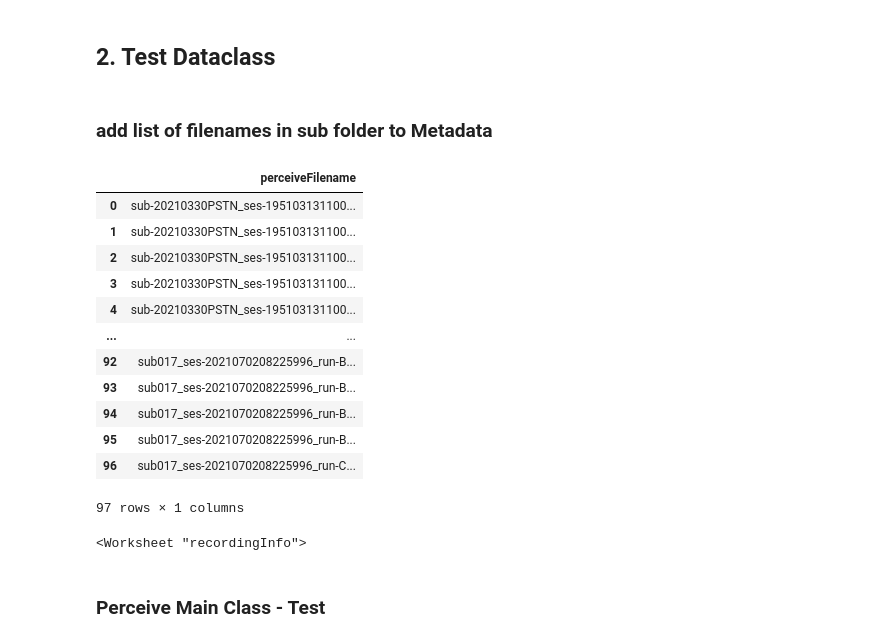
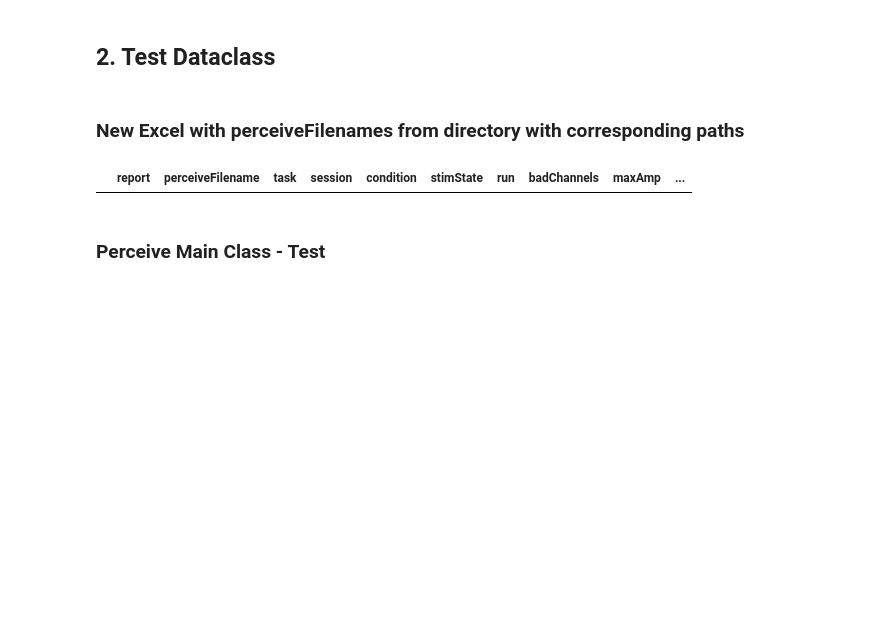
Before and after one commit to jgvhabets/PyPerceive, a Jupyter notebook: code/notebooks/percept_playground.ipynb, the cells around one changed output. Saved outputs shown, nothing was run; the diff lists cells and outputs as text; code cells hidden in the pictures; blank space fills up the shorter version.

Commit message:
new approach MainClass2, perceiveFilename_path

```diff
--- a/code/notebooks/percept_playground.ipynb
+++ b/code/notebooks/percept_playground.ipynb
@@ -746,91 +746,67 @@ Channels marked as bad:
 none
 # %% [markdown]
 ## 2. Test Dataclass
-# %% [markdown]
-### add list of filenames in sub folder to Metadata
+# %% [markdown]
+### New Excel with perceiveFilenames from directory with corresponding paths
 # %%
 path_017_local = 'c:\\Users\\jebe12\\Research\\Longterm_beta_project\\Data\\sub-017'
 
-matpath_list = []
-matfile_list = []
+# matpath_list = []
+# matfile_list = []
 modality_dict = {
             "Survey": "LMTD",
             "Streaming": "BSTD",
             "Timeline": "CHRONIC"
         }
+filename_path_tuple = []
 
 # append to matfile_list all .mat files with correct modality of subject
 for root, dirs, files in os.walk(path_017_local): # walking through every root, directory and file of the given path
     for file in files: # looping through every file
         for i in modality_dict:
             if file.endswith(".mat") and modality_dict[i] in file: # filter matfiles only for relevant modalities
-                matfile_list.append(file)
-                matpath_list.append(os.path.join(root, file))
+                filename_path_tuple.append([file, os.path.join(root, file)])
 
 
 # create new excel table only with perceiveFilenames and paths
-Metadata1 = pd.DataFrame(matfile_list, columns=['perceiveFilename'])
+MetadataDF = pd.DataFrame(filename_path_tuple, columns=['perceiveFilename', 'path_to_perceive'])
 
 
+MetadataDF.to_excel(os.path.join(path_017_local, f'metadata_017_perceiveFilename_path.xlsx'), sheet_name="perceiveFilename_path", index=False)
+MetadataExcel = pd.read_excel(os.path.join(path_017_local, f'metadata_017_perceiveFilename_path.xlsx'), sheet_name="perceiveFilename_path")
+
+
+matfile_list = MetadataExcel["perceiveFilename"].to_list()
+matpath_list = MetadataExcel["path_to_perceive"].to_list()
+
+# metadata filenames in Metadata table from JB and JK start differently to the .mat filenames in directory, only ending is the same
+metadata_select = pd.read_excel(os.path.join(path_017_local, f'metadata_017.xlsx'), sheet_name="recordingInfo")
+
+matfile_list_endings = [u.split('_ses-')[-1] for u in matfile_list] # will keep name after '_ses-'
+
+# for every file in perceiveFilename from recordingInfo
+# if filename from filename_path sheet in file from recordingInfo: -> save row + add path in new column path
+
+
+metadata_selection = metadata_select[metadata_select["perceiveFilename"].isin(matfile_list_endings)].reset_index(drop=True)
+metadata_selection
 
 # if length of index not matching length of values
 # solution: convert list to pd.DataFrame and then to pd.Series -> this will fill in empty cells in NaN values
 
 # append matfile_list to column perceiveFilename of Metadata
 # Metadata = pd.read_excel(os.path.join(path_017_local, f'metadata_017.xlsx'), sheet_name="recordingInfo")
 
 # Metadata["perceiveFilename_all"] = matfile_list
 # Metadata["paths_to_perceive"] = matpath_list
 
 
 
 
 # Metadata = Metadata.append({"perceiveFilename": matfile_list}, ignore_index=True) # this just appends a list to one single cell at the end of the column
 # Metadata.to_excel(os.path.join(path_017_local, f'metadata_017new.xlsx'), index=True)
 # %% [output]
-|  | perceiveFilename |
-| 0 | sub-20210330PSTN_ses-195103131100... |
-| 1 | sub-20210330PSTN_ses-195103131100... |
-| 2 | sub-20210330PSTN_ses-195103131100... |
-| 3 | sub-20210330PSTN_ses-195103131100... |
-| 4 | sub-20210330PSTN_ses-195103131100... |
-| ... | ... |
-| 92 | sub017_ses-2021070208225996_run-B... |
-| 93 | sub017_ses-2021070208225996_run-B... |
-| 94 | sub017_ses-2021070208225996_run-B... |
-| 95 | sub017_ses-2021070208225996_run-B... |
-| 96 | sub017_ses-2021070208225996_run-C... |
+|  | report | perceiveFilename | task | session | condition | stimState | run | badChannels | maxAmp | ... |
-97 rows × 1 columns
-# %%
-# # load existing .xlsx file
-    # wb = load_workbook('Perceive_Metadata.xlsx')
-    # ws = wb.active # this gets the current active worksheet
-
-    # # list I want to append to a specific column
-    # matfile_list, _ = matfiles.select_matfiles(sub, rec_modality)
-
-    # # find the max row number from your Excel sheet
-    # max_rows = ws.max_row
-
-    # # define the start in +1 row after the last row in PerceiveMetadata.xlsx
-    # row_start = max_rows + 1
-    # column_index = 1 # define the column where to insert list
-
-    # for i, value in enumerate(matfile_list, start=row_start):
-    #     ws.cell(row=i, column=column_index).value = value
-
-    # wb.save("Perceive_Metadata.xlsx")
-
-import openpyxl
-from openpyxl import Workbook, load_workbook
-
-os.chdir('c:\\Users\\jebe12\\Research\\Longterm_beta_project\\Data\\sub-017')
-wb = load_workbook('metadata_017.xlsx')
-ws=wb.get_sheet_by_name(name='recordingInfo')
-
-ws
-# %% [output]
-<Worksheet "recordingInfo">
 # %% [markdown]
 ### Perceive Main Class - Test
 # %%
```
Also changed, not shown: 1 other file.
